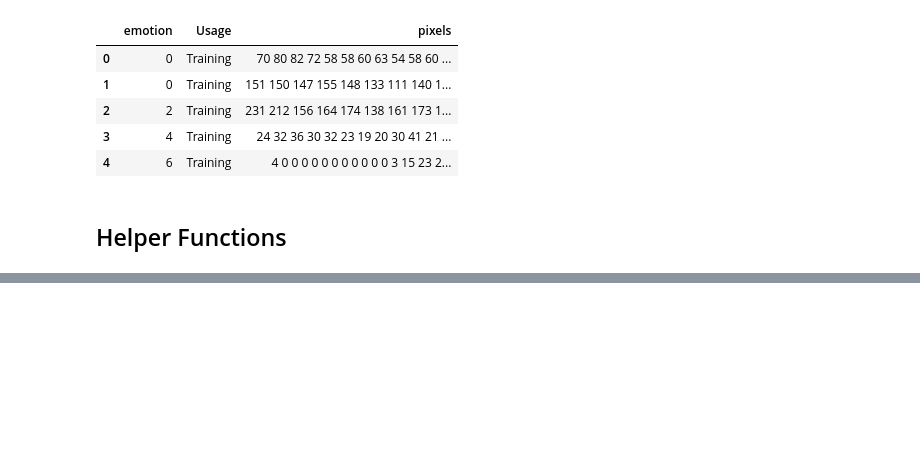
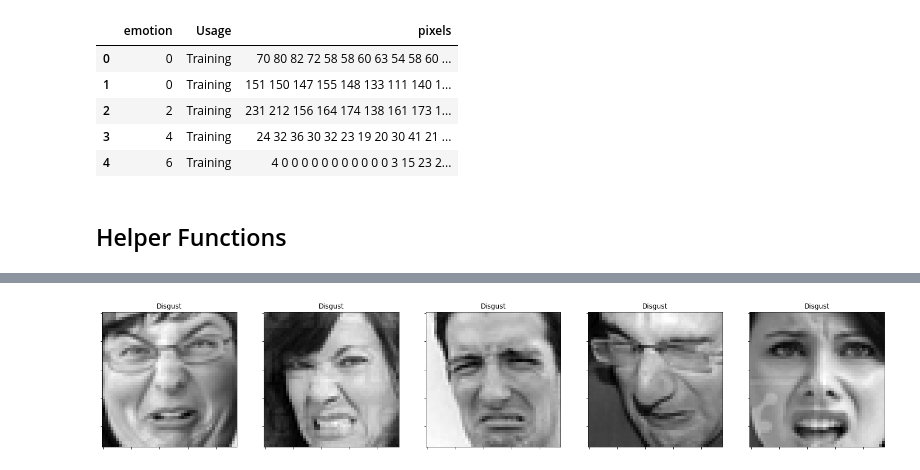
Before and after one commit to Bernie-R/Expressions, a Jupyter notebook: EDA and Training CNN.ipynb, the cells around one changed output, grey strips where cells are left out. Drawn from its saved outputs; the diff is of its cells as text; code cells hidden in the pictures; blank space fills up the shorter version.

```diff
--- a/EDA and Training CNN.ipynb
+++ b/EDA and Training CNN.ipynb
@@ -184,0 +171,4 @@ NameError: name 'to_categorical' is not defined
+# %%
+plot_examples(label=1)
+# %% [output]
+[figure, added]
```
Also changed, not shown: parts of 24 cells of this notebook, 1 other file.
